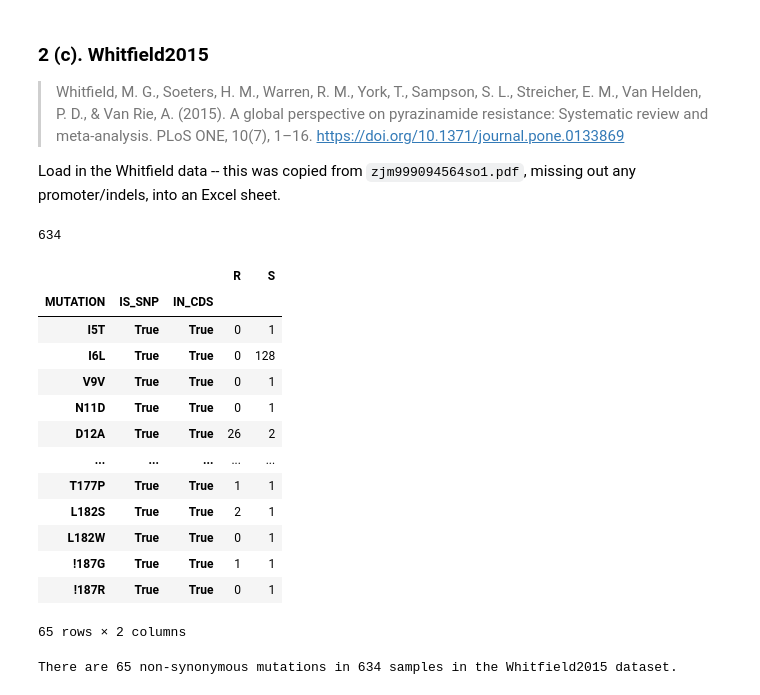
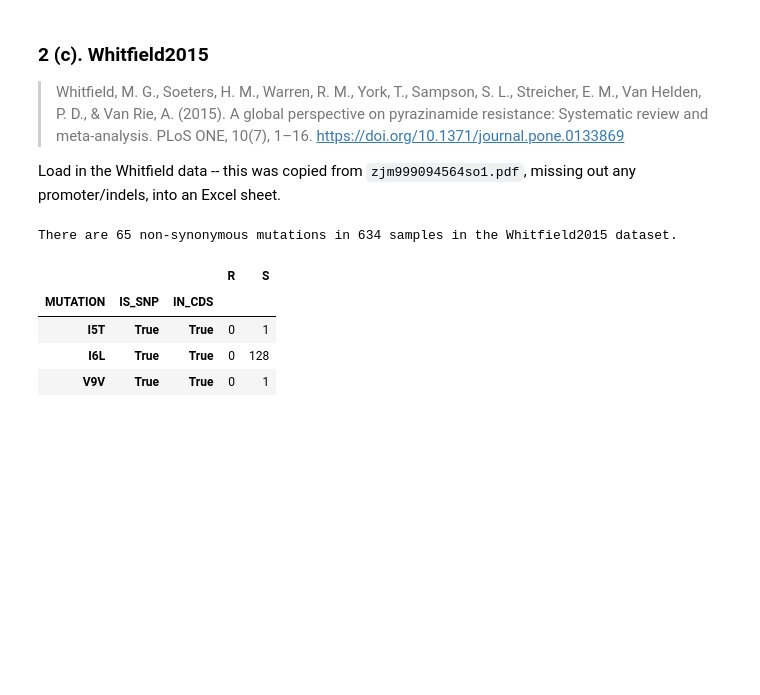
Before and after one commit to fowler-lab/predict-pyrazinamide-resistance, a Jupyter notebook: 0-parse-original-data.ipynb, the cells around one changed output. Saved outputs shown, nothing was run; the diff lists cells and outputs as text; code cells hidden in the pictures; blank space fills up the shorter version.

```diff
--- a/0-parse-original-data.ipynb
+++ b/0-parse-original-data.ipynb
@@ -409,11 +406,6 @@ MIOTTO2014_MUTATIONS_SUMMARY.to_csv('data/clinical-samples/ds-miotto2014.csv',in
 > Whitfield, M. G., Soeters, H. M., Warren, R. M., York, T., Sampson, S. L., Streicher, E. M., Van Helden, P. D., & Van Rie, A. (2015). A global perspective on pyrazinamide resistance: Systematic review and meta-analysis. PLoS ONE, 10(7), 1–16. https://doi.org/10.1371/journal.pone.0133869
 
 Load in the Whitfield data -- this was copied from `zjm999094564so1.pdf`, missing out any promoter/indels, into an Excel sheet.
-# %%
-WHITFIELD2015 = pandas.read_excel('./data/source-data/zjm999094564so1.xlsx', header=1)
-(WHITFIELD2015.R + WHITFIELD2015.S).sum()
-# %% [output]
-634
 # %%
 WHITFIELD2015 = pandas.read_excel('./data/source-data/zjm999094564so1.xlsx', header=1)
 
@@ -426,45 +418,35 @@ def parse_whitfield2015(row):
     if mut[:4]== 'stop':
         ref = amino_acid_lookup[mut[:4]]
         pos = mut[4:-3]
         alt = amino_acid_lookup[mut[-3:]]
     elif mut[-4:] == 'stop':
         ref = amino_acid_lookup[mut[:3]]
         pos = mut[3:-4]
         alt = amino_acid_lookup[mut[-4:]]
     else:
         ref = amino_acid_lookup[mut[:3]]
         pos = mut[3:-3]
         alt = amino_acid_lookup[mut[-3:]]
 
     mutation = ref + pos + alt
     if int(pos) <= 186:
         assert pncA_amino_acid_sequence[int(pos)-1] == ref, mut
     else:
         assert '!' == ref , mut
 
 
     return(pandas.Series([mutation, IS_SNP, IN_CDS]))
 
 WHITFIELD2015[['MUTATION', 'IS_SNP', 'IN_CDS']] = WHITFIELD2015.apply(parse_whitfield2015, axis=1)
 WHITFIELD2015 = WHITFIELD2015[WHITFIELD2015.MUTATION.notna()][['MUTATION', 'IS_SNP', 'IN_CDS', 'R', 'S']]
-WHITFIELD2015.set_index(['MUTATION', 'IS_SNP', 'IN_CDS'], inplace=True)
-WHITFIELD2015
+WHITFIELD2015.set_index(['MUTATION', 'IS_SNP', 'IN_CDS'], inplace=True, verify_integrity=True)
+WHITFIELD2015.to_csv('data/clinical-samples/ds-whitfield2015.csv')
+print("There are " + str(len(WHITFIELD2015)) + " non-synonymous mutations in " + str(WHITFIELD2015.R.sum() + WHITFIELD2015.S.sum()) + " samples in the Whitfield2015 dataset.")
+WHITFIELD2015[:3]
 # %% [output]
+There are 65 non-synonymous mutations in 634 samples in the Whitfield2015 dataset.
 |  |  |  | R | S |
 | MUTATION | IS_SNP | IN_CDS |  |  |
 | I5T | True | True | 0 | 1 |
 | I6L | True | True | 0 | 128 |
 | V9V | True | True | 0 | 1 |
-| N11D | True | True | 0 | 1 |
-| D12A | True | True | 26 | 2 |
-| ... | ... | ... | ... | ... |
-| T177P | True | True | 1 | 1 |
-| L182S | True | True | 2 | 1 |
-| L182W | True | True | 0 | 1 |
-| !187G | True | True | 1 | 1 |
-| !187R | True | True | 0 | 1 |
-65 rows × 2 columns
-# %%
-print("There are " + str(len(WHITFIELD2015)) + " non-synonymous mutations in " + str(WHITFIELD2015.R.sum() + WHITFIELD2015.S.sum()) + " samples in the Whitfield2015 dataset.")
-# %% [output]
-There are 65 non-synonymous mutations in 634 samples in the Whitfield2015 dataset.
```
Also changed, not shown: parts of 6 cells of this notebook, 8 other files.
